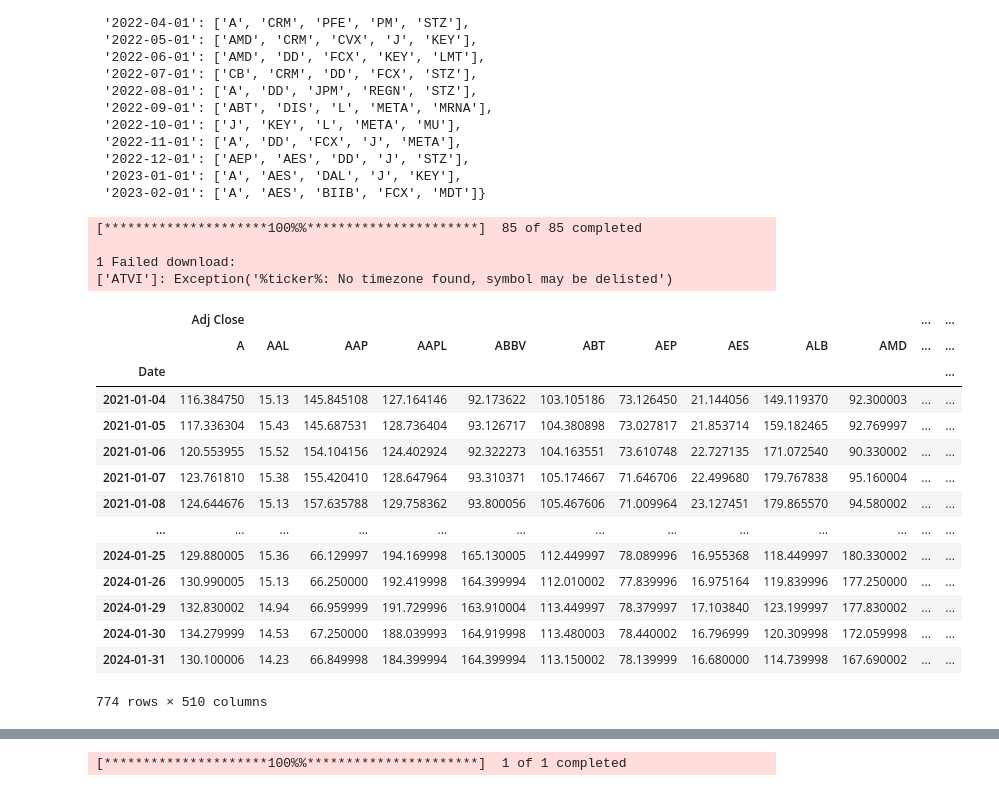
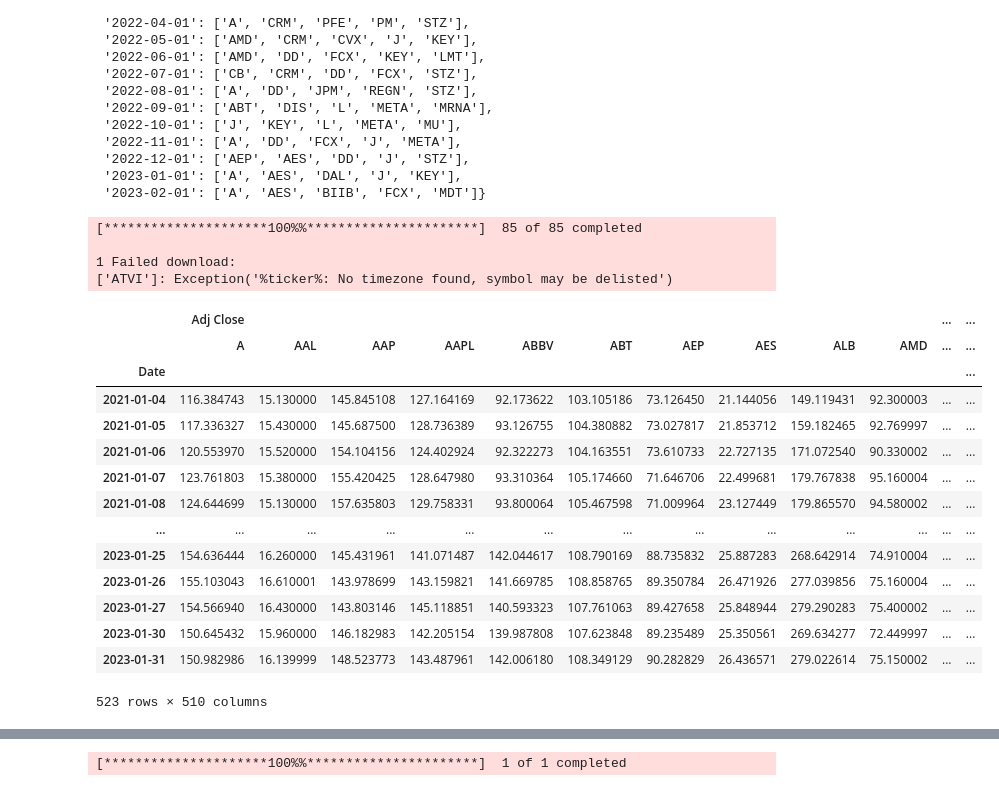
Before and after one commit to wtcrowe4/ml-algo-trading, a Jupyter notebook: twitter_sentiment.ipynb, the cells around one changed output, grey strips where cells are left out. Cells and saved outputs as stored; diff of their text form; code cells hidden in the pictures.

```diff
--- a/twitter_sentiment.ipynb
+++ b/twitter_sentiment.ipynb
@@ -124,33 +124,33 @@ fixed_dates
 # %%
 # Download fresh stock prices for only selected/shortlisted stocks
 
 stocks_list = sentiment_df.index.get_level_values('symbol').unique().tolist()
 
 prices_df = yf.download(tickers=stocks_list,
                         start='2021-01-01',
-                        end='2024-02-01')
+                        end='2023-02-01')
 
 prices_df
 # %% [output]
 [*********************100%%**********************]  85 of 85 completed
 
 1 Failed download:
 ['ATVI']: Exception('%ticker%: No timezone found, symbol may be delisted')
 |  | Adj Close |  |  |  |  |  |  |  |  |  | ... | ... |
 |  | A | AAL | AAP | AAPL | ABBV | ABT | AEP | AES | ALB | AMD | ... | ... |
 | Date |  |  |  |  |  |  |  |  |  |  |  | ... |
-| 2021-01-04 | 116.384750 | 15.13 | 145.845108 | 127.164146 | 92.173622 | 103.105186 | 73.126450 | 21.144056 | 149.119370 | 92.300003 | ... | ... |
-| 2021-01-05 | 117.336304 | 15.43 | 145.687531 | 128.736404 | 93.126717 | 104.380898 | 73.027817 | 21.853714 | 159.182465 | 92.769997 | ... | ... |
-| 2021-01-06 | 120.553955 | 15.52 | 154.104156 | 124.402924 | 92.322273 | 104.163551 | 73.610748 | 22.727135 | 171.072540 | 90.330002 | ... | ... |
-| 2021-01-07 | 123.761810 | 15.38 | 155.420410 | 128.647964 | 93.310371 | 105.174667 | 71.646706 | 22.499680 | 179.767838 | 95.160004 | ... | ... |
-| 2021-01-08 | 124.644676 | 15.13 | 157.635788 | 129.758362 | 93.800056 | 105.467606 | 71.009964 | 23.127451 | 179.865570 | 94.580002 | ... | ... |
+| 2021-01-04 | 116.384743 | 15.130000 | 145.845108 | 127.164169 | 92.173622 | 103.105186 | 73.126450 | 21.144056 | 149.119431 | 92.300003 | ... | ... |
+| 2021-01-05 | 117.336327 | 15.430000 | 145.687500 | 128.736389 | 93.126755 | 104.380882 | 73.027817 | 21.853712 | 159.182465 | 92.769997 | ... | ... |
+| 2021-01-06 | 120.553970 | 15.520000 | 154.104156 | 124.402924 | 92.322273 | 104.163551 | 73.610733 | 22.727135 | 171.072540 | 90.330002 | ... | ... |
+| 2021-01-07 | 123.761803 | 15.380000 | 155.420425 | 128.647980 | 93.310364 | 105.174660 | 71.646706 | 22.499681 | 179.767838 | 95.160004 | ... | ... |
+| 2021-01-08 | 124.644699 | 15.130000 | 157.635803 | 129.758331 | 93.800064 | 105.467598 | 71.009964 | 23.127449 | 179.865570 | 94.580002 | ... | ... |
 | ... | ... | ... | ... | ... | ... | ... | ... | ... | ... | ... | ... | ... |
-| 2024-01-25 | 129.880005 | 15.36 | 66.129997 | 194.169998 | 165.130005 | 112.449997 | 78.089996 | 16.955368 | 118.449997 | 180.330002 | ... | ... |
-| 2024-01-26 | 130.990005 | 15.13 | 66.250000 | 192.419998 | 164.399994 | 112.010002 | 77.839996 | 16.975164 | 119.839996 | 177.250000 | ... | ... |
-| 2024-01-29 | 132.830002 | 14.94 | 66.959999 | 191.729996 | 163.910004 | 113.449997 | 78.379997 | 17.103840 | 123.199997 | 177.830002 | ... | ... |
-| 2024-01-30 | 134.279999 | 14.53 | 67.250000 | 188.039993 | 164.919998 | 113.480003 | 78.440002 | 16.796999 | 120.309998 | 172.059998 | ... | ... |
-| 2024-01-31 | 130.100006 | 14.23 | 66.849998 | 184.399994 | 164.399994 | 113.150002 | 78.139999 | 16.680000 | 114.739998 | 167.690002 | ... | ... |
+| 2023-01-25 | 154.636444 | 16.260000 | 145.431961 | 141.071487 | 142.044617 | 108.790169 | 88.735832 | 25.887283 | 268.642914 | 74.910004 | ... | ... |
+| 2023-01-26 | 155.103043 | 16.610001 | 143.978699 | 143.159821 | 141.669785 | 108.858765 | 89.350784 | 26.471926 | 277.039856 | 75.160004 | ... | ... |
+| 2023-01-27 | 154.566940 | 16.430000 | 143.803146 | 145.118851 | 140.593323 | 107.761063 | 89.427658 | 25.848944 | 279.290283 | 75.400002 | ... | ... |
+| 2023-01-30 | 150.645432 | 15.960000 | 146.182983 | 142.205154 | 139.987808 | 107.623848 | 89.235489 | 25.350561 | 269.634277 | 72.449997 | ... | ... |
+| 2023-01-31 | 150.982986 | 16.139999 | 148.523773 | 143.487961 | 142.006180 | 108.349129 | 90.282829 | 26.436571 | 279.022614 | 75.150002 | ... | ... |
-774 rows × 510 columns
+523 rows × 510 columns
 # %%
 # Calculate Portfolio Returns with monthly rebalancing
 
```
Also changed, not shown: parts of 1 cell of this notebook.
